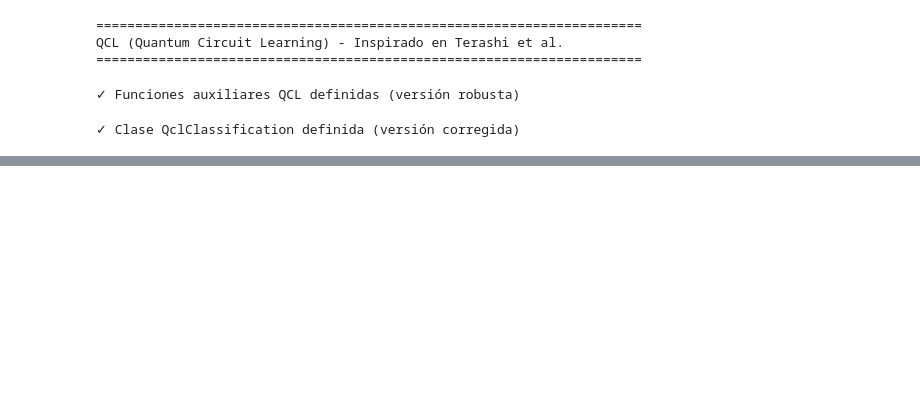
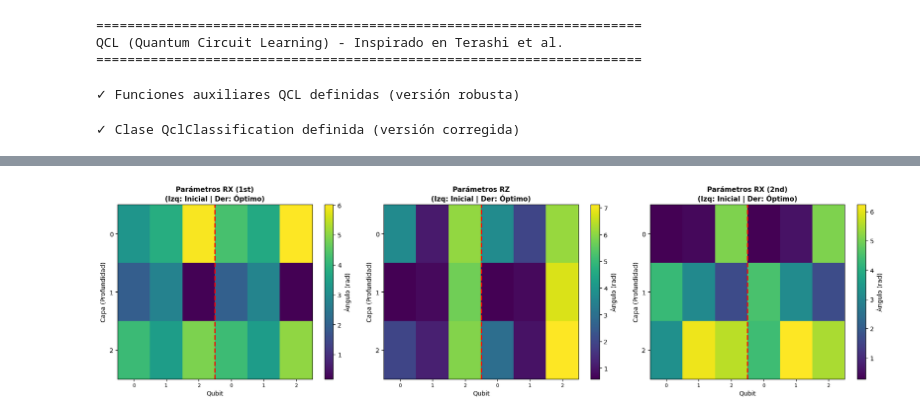
Before and after one commit to luisnavarrof/QML-HEP_SUSY_Signal-Background, a Jupyter notebook: QSVM_HEP_Signal-Background-Supersimmetry.ipynb, the cells around one changed output, grey strips where cells are left out. Cells and saved outputs as stored; diff of their text form; code cells hidden in the pictures; blank space fills up the shorter version.

```diff
--- a/QSVM_HEP_Signal-Background-Supersimmetry.ipynb
+++ b/QSVM_HEP_Signal-Background-Supersimmetry.ipynb
@@ -835,0 +1103,91 @@ Comparación con baseline clásico:
+# %%
+# ============================================================================
+# VISUALIZACIÓN DEL CIRCUITO CUÁNTICO DEL MODELO QCL
+# ============================================================================
+
+print("\n" + "="*70)
+print("CIRCUITO CUÁNTICO DEL MODELO QCL")
+print("="*70)
+
+# 1. VISUALIZAR CIRCUITO DE ENTRADA (U_in) - Ejemplo con primer dato de entrenamiento
+print("\n1. CIRCUITO DE CODIFICACIÓN DE ENTRADA (U_in)")
+print("-"*70)
+
+# Crear un ejemplo de input gate con el primer dato de entrenamiento
+x_example = min_max_scaling_qcl(X_train[0:1])[0]
+input_gate_example = qcl.create_input_gate(x_example, uin_type_qcl)
+
+print(f"Codificación de datos clásicos → estados cuánticos")
+print(f"Input features normalizados: {x_example}")
+print(f"\nVisualizando circuito U_in:")
+circuit_drawer(input_gate_example, "mpl")
+
+# 2. VISUALIZAR CIRCUITO DE SALIDA (U_out) CON PARÁMETROS ÓPTIMOS
+print("\n" + "="*70)
+print("2. CIRCUITO PARAMETRIZADO DE SALIDA (U_out) - MODELO ENTRENADO")
+print("-"*70)
+
+# Actualizar con parámetros óptimos
+qcl.update_output_gate(theta_opt_qcl)
+
+print(f"Arquitectura: {qcl.c_depth} capas × ({qcl.nqubit} qubits × 3 rotaciones)")
+print(f"Total de parámetros optimizados: {len(theta_opt_qcl)}")
+print(f"\nVisualizando circuito U_out (parámetros optimizados):")
+circuit_drawer(qcl.output_gate, "mpl")
+
+# 3. INFORMACIÓN ADICIONAL DEL CIRCUITO
+print("\n" + "="*70)
+print("3. ANÁLISIS DE PARÁMETROS")
+print("-"*70)
+
+# Reshapear parámetros para análisis
+theta_reshaped = theta_opt_qcl.reshape(qcl.c_depth, qcl.nqubit, 3)
+
+print(f"\nDistribución de parámetros por capa:")
+for depth in range(qcl.c_depth):
+    layer_params = theta_reshaped[depth].flatten()
+    print(f"  Capa {depth+1}: μ={layer_params.mean():.4f}, "
+          f"σ={layer_params.std():.4f}, "
+          f"rango=[{layer_params.min():.4f}, {layer_params.max():.4f}]")
+
+# 4. COMPARACIÓN VISUAL: PARÁMETROS INICIALES VS ÓPTIMOS
+print("\n" + "="*70)
+print("4. EVOLUCIÓN DE PARÁMETROS DURANTE EL ENTRENAMIENTO")
+print("-"*70)
+
+fig, axes = plt.subplots(1, 3, figsize=(18, 5))
+
+# Reshape parámetros
+theta_init_reshaped = theta_init_qcl.reshape(qcl.c_depth, qcl.nqubit, 3)
+theta_opt_reshaped = theta_opt_qcl.reshape(qcl.c_depth, qcl.nqubit, 3)
+
+gate_names = ['RX (1st)', 'RZ', 'RX (2nd)']
+for idx, gate_name in enumerate(gate_names):
+    ax = axes[idx]
+
+    # Parámetros iniciales y óptimos para esta rotación
+    init_params = theta_init_reshaped[:, :, idx]
+    opt_params = theta_opt_reshaped[:, :, idx]
+
+    # Heatmap lado a lado
+    combined = np.hstack([init_params, opt_params])
+    im = ax.imshow(combined, cmap='viridis', aspect='auto')
+
+    ax.set_title(f'Parámetros {gate_name}\n(Izq: Inicial | Der: Óptimo)',
+                 fontsize=11, fontweight='bold')
+    ax.set_ylabel('Capa (Profundidad)', fontsize=10)
+    ax.set_xlabel('Qubit', fontsize=10)
+
+    # Línea divisoria entre inicial y óptimo
+    ax.axvline(x=qcl.nqubit - 0.5, color='red', linewidth=2, linestyle='--')
+
+    # Ticks
+    ax.set_xticks(range(2 * qcl.nqubit))
+    ax.set_xticklabels([f'{i}' for i in range(qcl.nqubit)] * 2, fontsize=8)
+    ax.set_yticks(range(qcl.c_depth))
+
+    plt.colorbar(im, ax=ax, label='Ángulo (rad)')
+
+plt.tight_layout()
+plt.show()
+# %% [output]
@@ -836,3 +1211,4 @@ Comparación con baseline clásico:
+[figure, added]
 # %%
 # ============================================================================
 # 8. ANÁLISIS COMPARATIVO COMPLETO - TODOS LOS MODELOS
```
Also changed, not shown: parts of 26 cells of this notebook.
